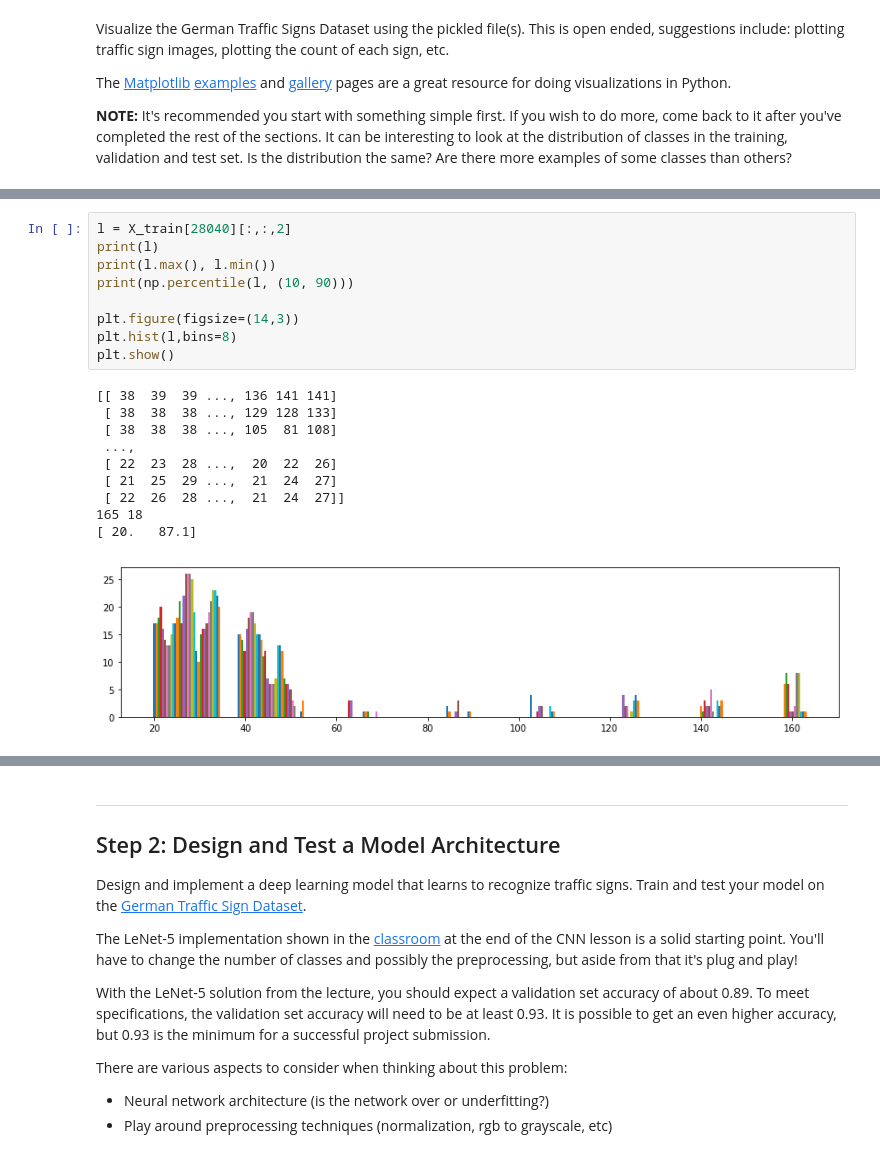
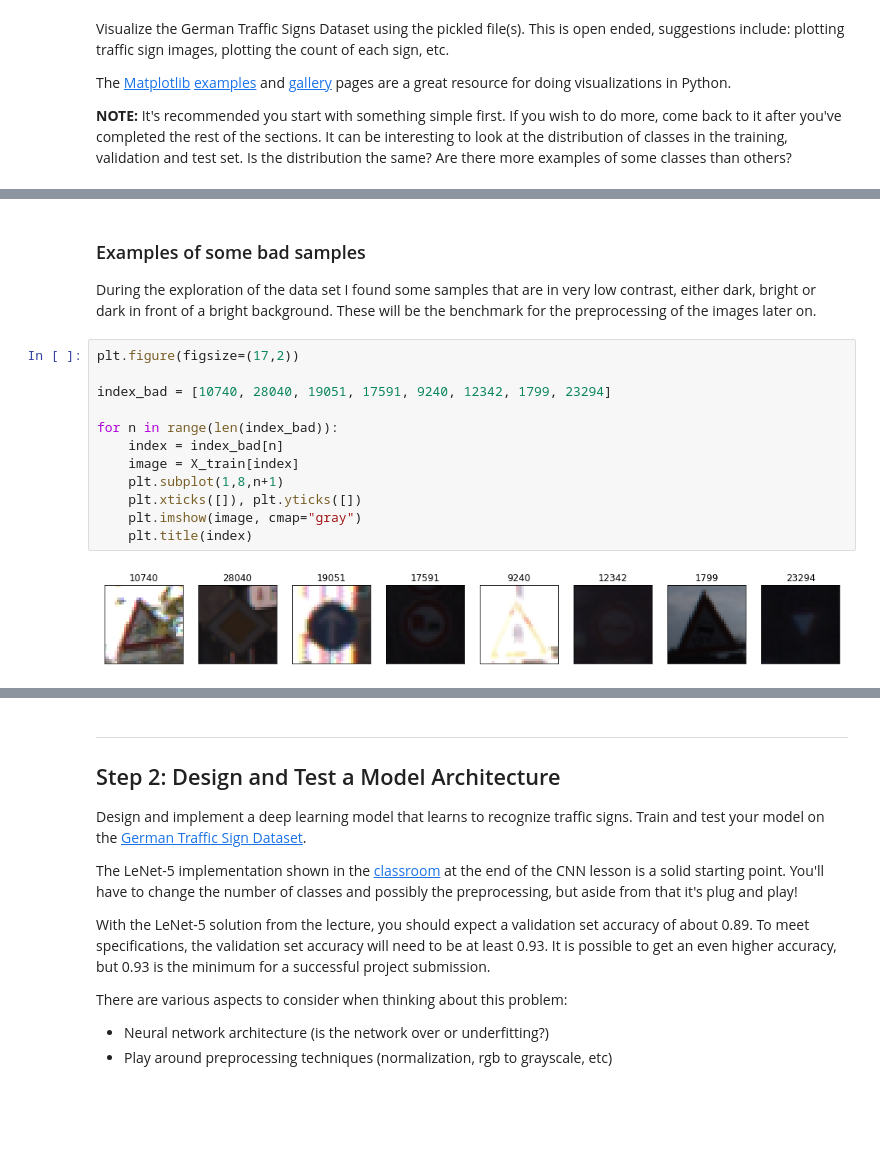
Before and after one commit to stefancyliax/CarND-Traffic-Sign-Classifier-Project, a Jupyter notebook: Traffic_Sign_Classifier.ipynb, the cells around one changed output, grey strips where cells are left out. Cells and saved outputs as stored; diff of their text form; blank space fills up the shorter version.

Commit message:
More work on preprocessing
First model added. Not functional yet

```diff
--- a/Traffic_Sign_Classifier.ipynb
+++ b/Traffic_Sign_Classifier.ipynb
@@ -221,20 +118,17 @@ def contrast2(img):
-# %%
-l = X_train[28040][:,:,2]
-print(l)
-print(l.max(), l.min())
-print(np.percentile(l, (10, 90)))
-
-plt.figure(figsize=(14,3))
-plt.hist(l,bins=8)
-plt.show()
-# %% [output]
-[[ 38  39  39 ..., 136 141 141]
- [ 38  38  38 ..., 129 128 133]
- [ 38  38  38 ..., 105  81 108]
- ...,
- [ 22  23  28 ...,  20  22  26]
- [ 21  25  29 ...,  21  24  27]
- [ 22  26  28 ...,  21  24  27]]
-165 18
-[ 20.   87.1]
-[figure, removed]
+# %% [markdown]
+### Examples of some bad samples
+During the exploration of the data set I found some samples that are in very low contrast, either dark, bright or dark in front of a bright background. These will be the benchmark for the preprocessing of the images later on.
+# %%
+plt.figure(figsize=(17,2))
+
+index_bad = [10740, 28040, 19051, 17591, 9240, 12342, 1799, 23294]
+
+for n in range(len(index_bad)):
+    index = index_bad[n]
+    image = X_train[index]
+    plt.subplot(1,8,n+1)
+    plt.xticks([]), plt.yticks([])
+    plt.imshow(image, cmap="gray")
+    plt.title(index)
+# %% [output]
+[figure, added]
```
Also changed, not shown: parts of 20 cells of this notebook.
